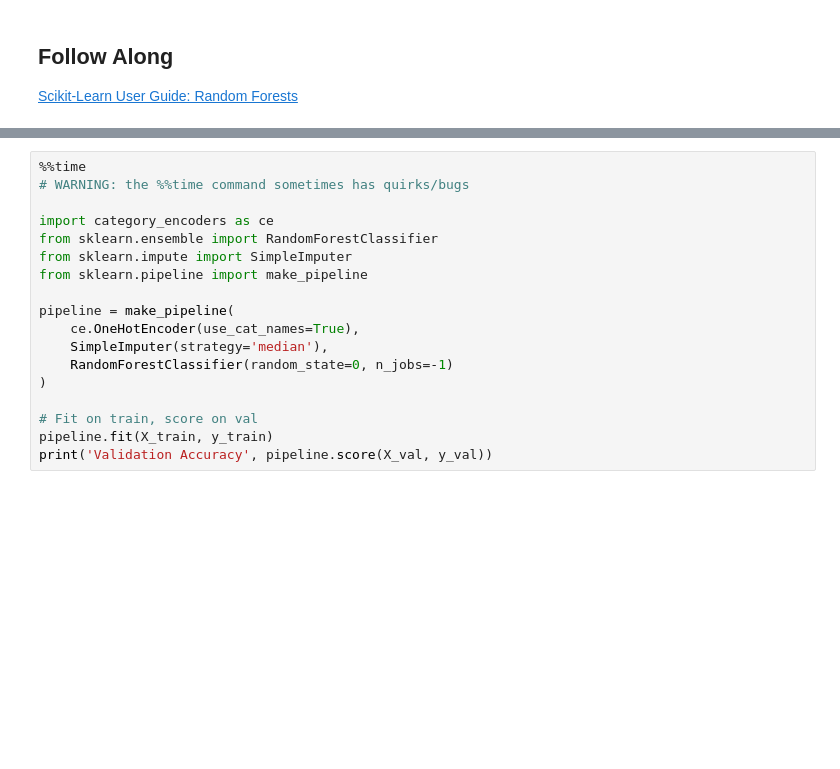
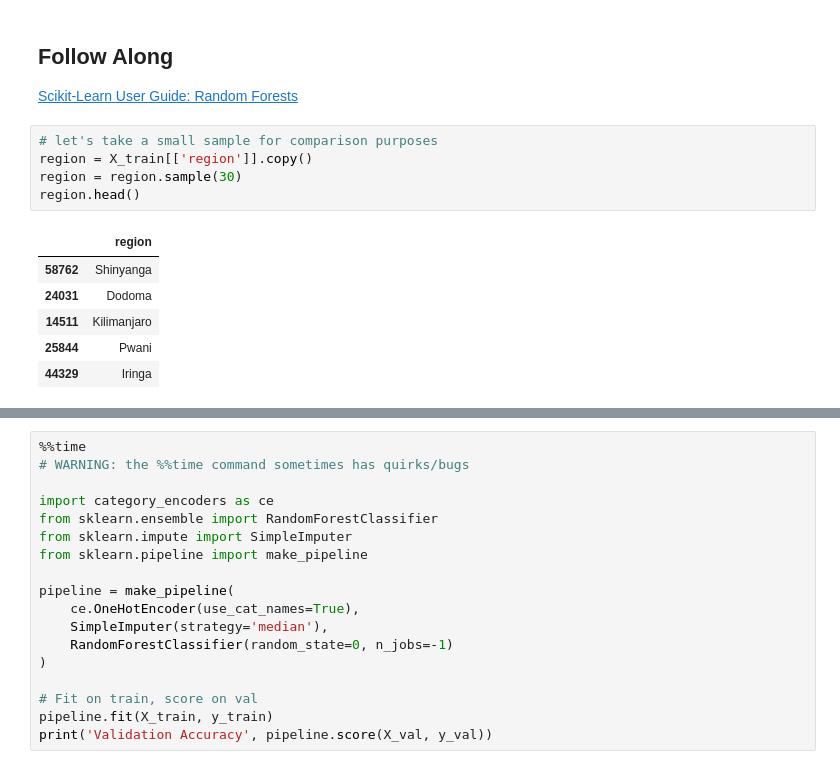
Before and after one commit to austinlasseter/DS-Unit-2-Kaggle-Challenge, a Jupyter notebook: module2-random-forests/222_responses.ipynb, the cells around one changed output, grey strips where cells are left out. Saved outputs shown, nothing was run; the diff lists cells and outputs as text; blank space fills up the shorter version.

```diff
--- a/module2-random-forests/222_responses.ipynb
+++ b/module2-random-forests/222_responses.ipynb
@@ -166,3 +166,15 @@ train.describe(exclude='number').T.unique.sum()
 ## Follow Along
 
 [Scikit-Learn User Guide: Random Forests](https://scikit-learn.org/stable/modules/ensemble.html#random-forests)
+# %%
+# let's take a small sample for comparison purposes
+region = X_train[['region']].copy()
+region = region.sample(30)
+region.head()
+# %% [output]
+|  | region |
+| 58762 | Shinyanga |
+| 24031 | Dodoma |
+| 14511 | Kilimanjaro |
+| 25844 | Pwani |
+| 44329 | Iringa |
```
Also changed, not shown: parts of 7 cells of this notebook.
